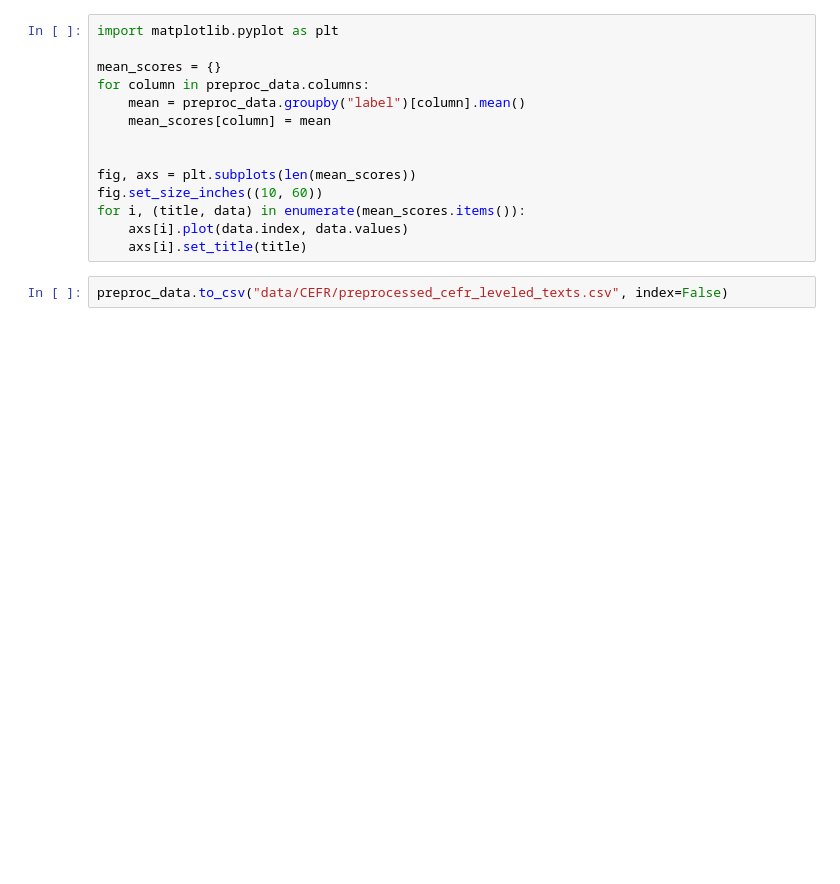
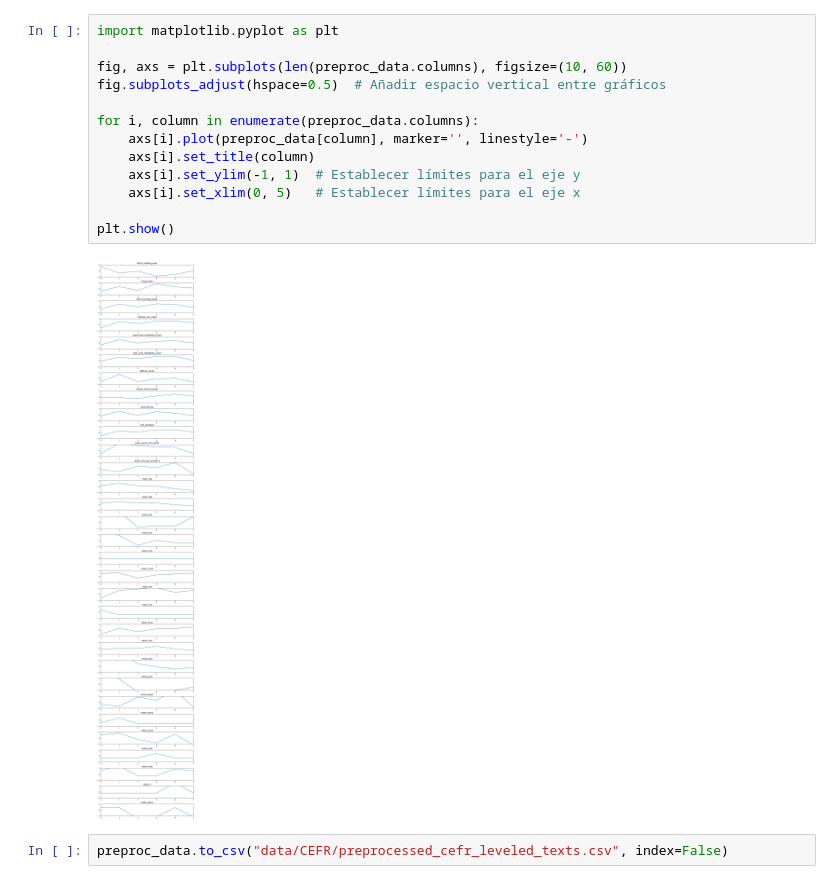
Before and after one commit to steepsalvadorman/MLTF, a Jupyter notebook: feature_visualisation.ipynb, the cells around one changed output. Cells and saved outputs as stored; diff of their text form; blank space fills up the shorter version.

```diff
--- a/feature_visualisation.ipynb
+++ b/feature_visualisation.ipynb
@@ -17,16 +24,17 @@ preproc_data.sample(5)
-# %%
-import matplotlib.pyplot as plt
-
-mean_scores = {}
-for column in preproc_data.columns:
-    mean = preproc_data.groupby("label")[column].mean()
-    mean_scores[column] = mean
-
-
-fig, axs = plt.subplots(len(mean_scores))
-fig.set_size_inches((10, 60))
-for i, (title, data) in enumerate(mean_scores.items()):
-    axs[i].plot(data.index, data.values)
-    axs[i].set_title(title)
+# %%
+import matplotlib.pyplot as plt
+
+fig, axs = plt.subplots(len(preproc_data.columns), figsize=(10, 60))
+fig.subplots_adjust(hspace=0.5)  # Añadir espacio vertical entre gráficos
+
+for i, column in enumerate(preproc_data.columns):
+    axs[i].plot(preproc_data[column], marker='', linestyle='-')
+    axs[i].set_title(column)
+    axs[i].set_ylim(-1, 1)  # Establecer límites para el eje y
+    axs[i].set_xlim(0, 5)   # Establecer límites para el eje x
+
+plt.show()
+# %% [output]
+[figure, added]
 # %%
 preproc_data.to_csv("data/CEFR/preprocessed_cefr_leveled_texts.csv", index=False)
```
Also changed, not shown: parts of 1 cell of this notebook, 1 other file.
